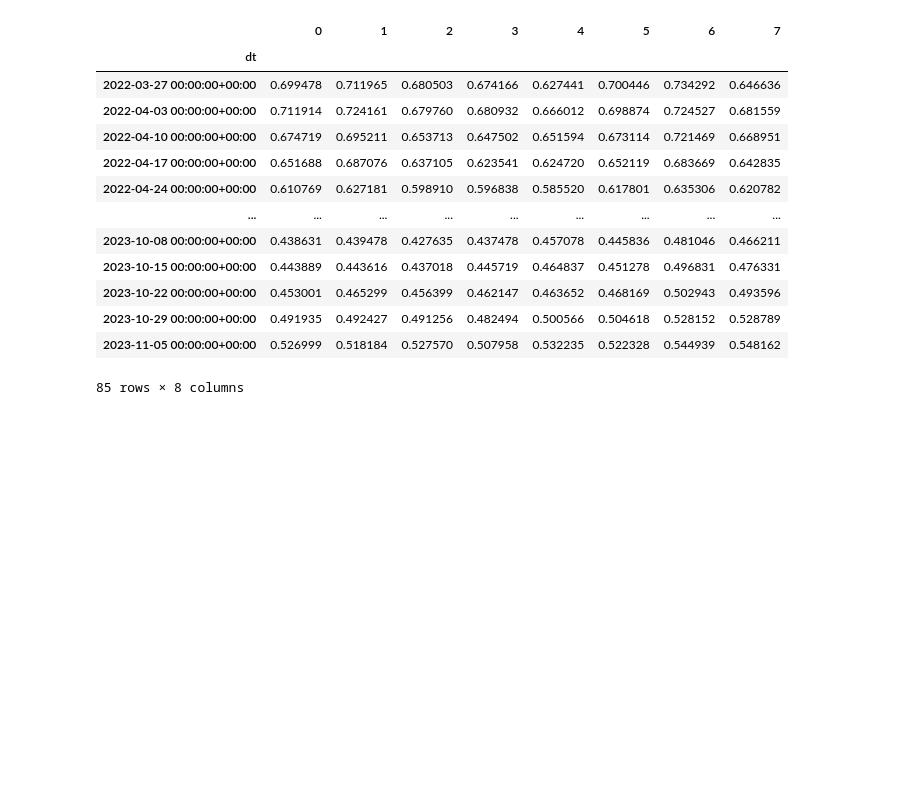
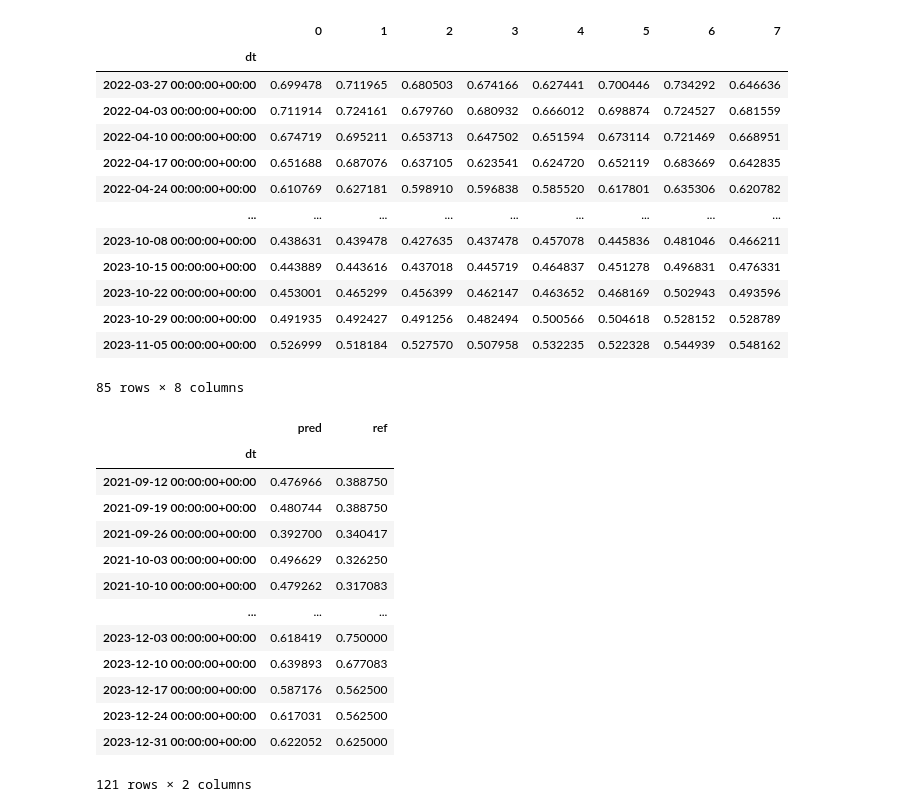
Before and after one commit to Patrick448/time-series-analysis, a Jupyter notebook: Notebooks/Part 2/SARIMAX_LSTM_COMPARISON.ipynb, the cells around one changed output. Saved outputs shown, nothing was run; the diff lists cells and outputs as text; code cells hidden in the pictures; blank space fills up the shorter version.

```diff
--- a/Notebooks/Part 2/SARIMAX_LSTM_COMPARISON.ipynb
+++ b/Notebooks/Part 2/SARIMAX_LSTM_COMPARISON.ipynb
@@ -20,3 +20,21 @@ df_lstm
 | 2023-10-29 00:00:00+00:00 | 0.491935 | 0.492427 | 0.491256 | 0.482494 | 0.500566 | 0.504618 | 0.528152 | 0.528789 |
 | 2023-11-05 00:00:00+00:00 | 0.526999 | 0.518184 | 0.527570 | 0.507958 | 0.532235 | 0.522328 | 0.544939 | 0.548162 |
 85 rows × 8 columns
+# %%
+sarimax_df =  pd.read_csv('pred_ref.csv', parse_dates=True, index_col='dt')
+sarimax_df
+# %% [output]
+|  | pred | ref |
+| dt |  |  |
+| 2021-09-12 00:00:00+00:00 | 0.476966 | 0.388750 |
+| 2021-09-19 00:00:00+00:00 | 0.480744 | 0.388750 |
+| 2021-09-26 00:00:00+00:00 | 0.392700 | 0.340417 |
+| 2021-10-03 00:00:00+00:00 | 0.496629 | 0.326250 |
+| 2021-10-10 00:00:00+00:00 | 0.479262 | 0.317083 |
+| ... | ... | ... |
+| 2023-12-03 00:00:00+00:00 | 0.618419 | 0.750000 |
+| 2023-12-10 00:00:00+00:00 | 0.639893 | 0.677083 |
+| 2023-12-17 00:00:00+00:00 | 0.587176 | 0.562500 |
+| 2023-12-24 00:00:00+00:00 | 0.617031 | 0.562500 |
+| 2023-12-31 00:00:00+00:00 | 0.622052 | 0.625000 |
+121 rows × 2 columns
```
Also changed, not shown: parts of 3 cells of this notebook, 9 other files.
